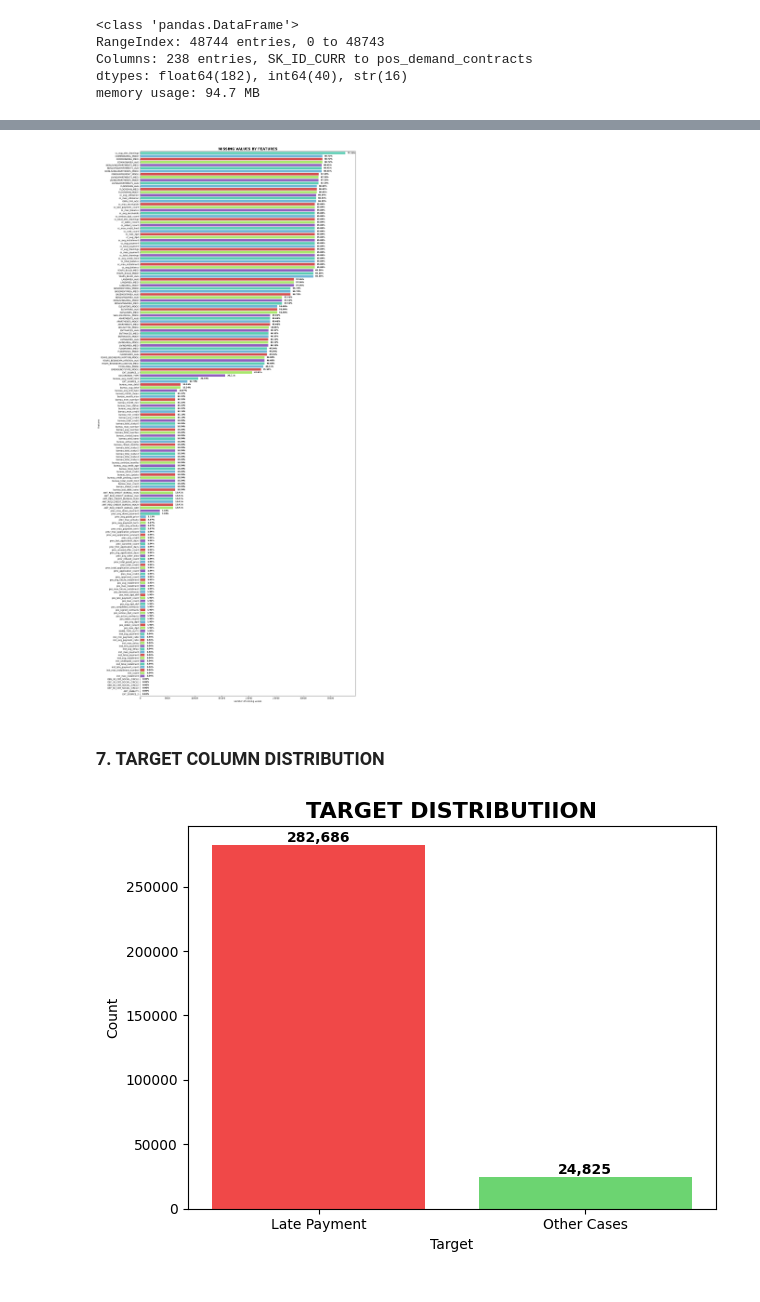
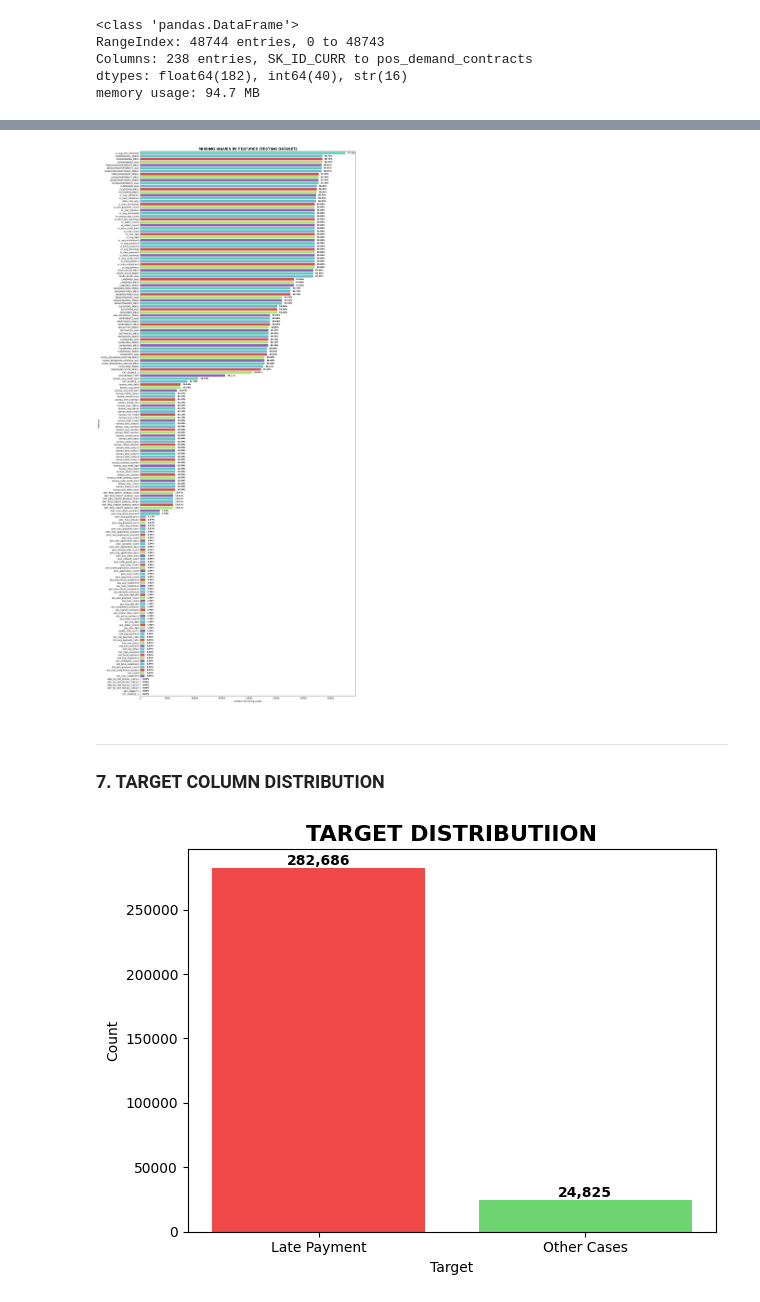
Before and after one commit to Yuvaraj-Dey-2006/House-Credit-Prediction, a Jupyter notebook: EDA/home-credit-EDA.ipynb, the cells around one changed output, grey strips where cells are left out. Cells and saved outputs as stored; diff of their text form; code cells hidden in the pictures.

```diff
--- a/EDA/home-credit-EDA.ipynb
+++ b/EDA/home-credit-EDA.ipynb
@@ -121,13 +126,14 @@ Missing_value_plotter(
 # %%
 # Missing values in test dataset
 Missing_value_plotter(
         test_df,
         "Number of Missing values",
         "Features",
-        "MISSING VALUES BY FEATURES")
+        "MISSING VALUES BY FEATURES (TESTING DATASET)")
 # %% [output]
-[figure, old version]
+[figure, new version]
 # %% [markdown]
+---
 ### **7. TARGET COLUMN DISTRIBUTION**
 # %%
 counts = train_df["TARGET"].value_counts().sort_index()
```
Also changed, not shown: parts of 5 cells of this notebook.
